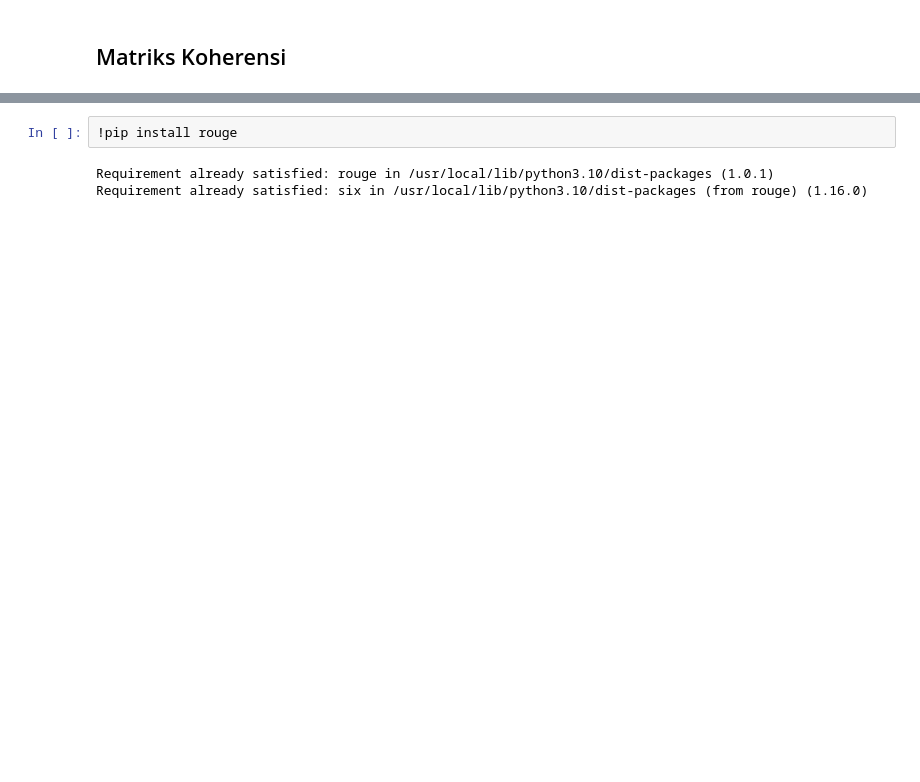
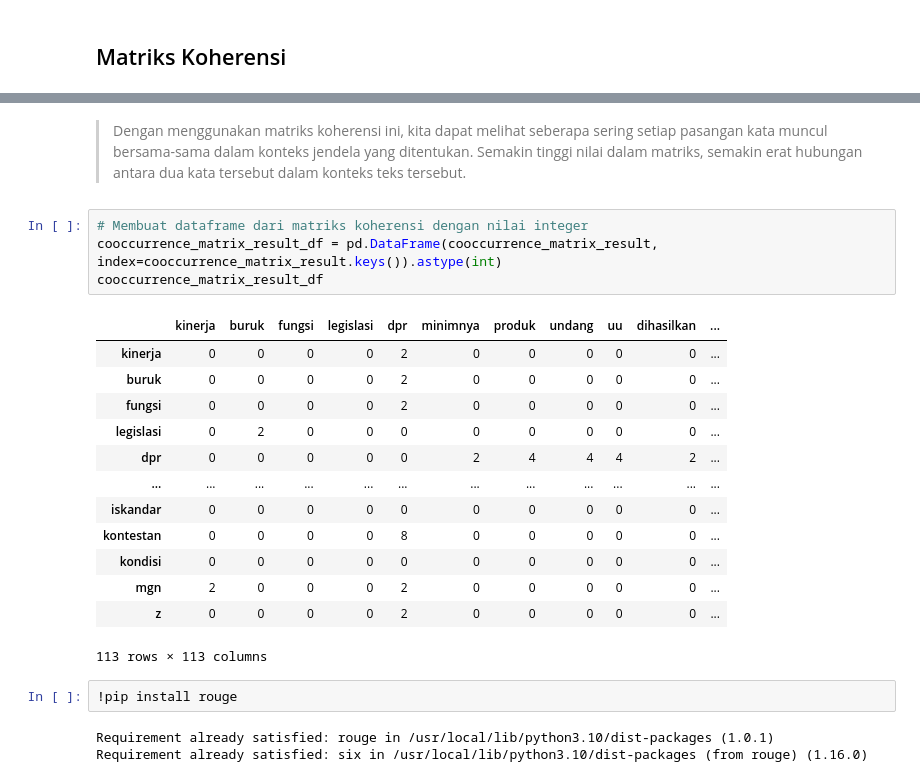
Before and after one commit to dennywr/ppw, a Jupyter notebook: _sources/roughn.ipynb, the cells around one changed output, grey strips where cells are left out. Drawn from its saved outputs; the diff is of its cells as text; blank space fills up the shorter version.

```diff
--- a/_sources/roughn.ipynb
+++ b/_sources/roughn.ipynb
@@ -253,3 +329,23 @@ df
+# %% [markdown]
+> Dengan menggunakan matriks koherensi ini, kita dapat melihat seberapa sering setiap pasangan kata muncul bersama-sama dalam konteks jendela yang ditentukan. Semakin tinggi nilai dalam matriks, semakin erat hubungan antara dua kata tersebut dalam konteks teks tersebut.
+# %%
+# Membuat dataframe dari matriks koherensi dengan nilai integer
+cooccurrence_matrix_result_df = pd.DataFrame(cooccurrence_matrix_result, index=cooccurrence_matrix_result.keys()).astype(int)
+cooccurrence_matrix_result_df
+# %% [output]
+|  | kinerja | buruk | fungsi | legislasi | dpr | minimnya | produk | undang | uu | dihasilkan | ... |
+| kinerja | 0 | 0 | 0 | 0 | 2 | 0 | 0 | 0 | 0 | 0 | ... |
+| buruk | 0 | 0 | 0 | 0 | 2 | 0 | 0 | 0 | 0 | 0 | ... |
+| fungsi | 0 | 0 | 0 | 0 | 2 | 0 | 0 | 0 | 0 | 0 | ... |
+| legislasi | 0 | 2 | 0 | 0 | 0 | 0 | 0 | 0 | 0 | 0 | ... |
+| dpr | 0 | 0 | 0 | 0 | 0 | 2 | 4 | 4 | 4 | 2 | ... |
+| ... | ... | ... | ... | ... | ... | ... | ... | ... | ... | ... | ... |
+| iskandar | 0 | 0 | 0 | 0 | 0 | 0 | 0 | 0 | 0 | 0 | ... |
+| kontestan | 0 | 0 | 0 | 0 | 8 | 0 | 0 | 0 | 0 | 0 | ... |
+| kondisi | 0 | 0 | 0 | 0 | 0 | 0 | 0 | 0 | 0 | 0 | ... |
+| mgn | 2 | 0 | 0 | 0 | 2 | 0 | 0 | 0 | 0 | 0 | ... |
+| z | 0 | 0 | 0 | 0 | 2 | 0 | 0 | 0 | 0 | 0 | ... |
+113 rows × 113 columns
 # %%
 !pip install rouge
 # %% [output]
```
Also changed, not shown: parts of 25 cells of this notebook, 22 other files.
